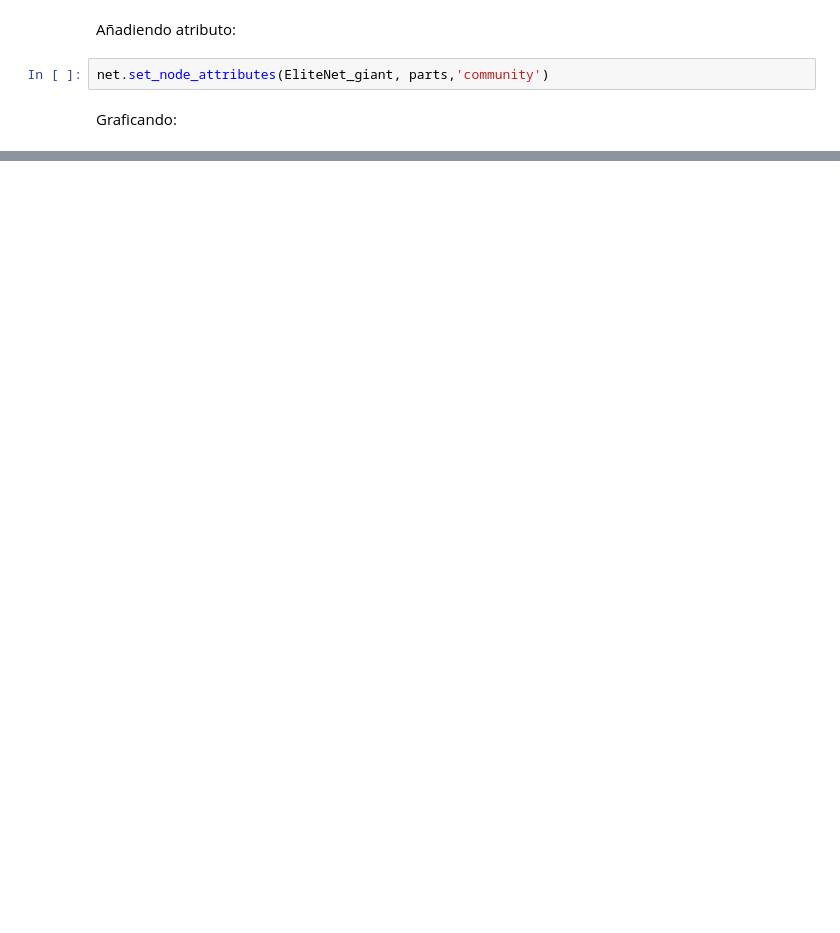
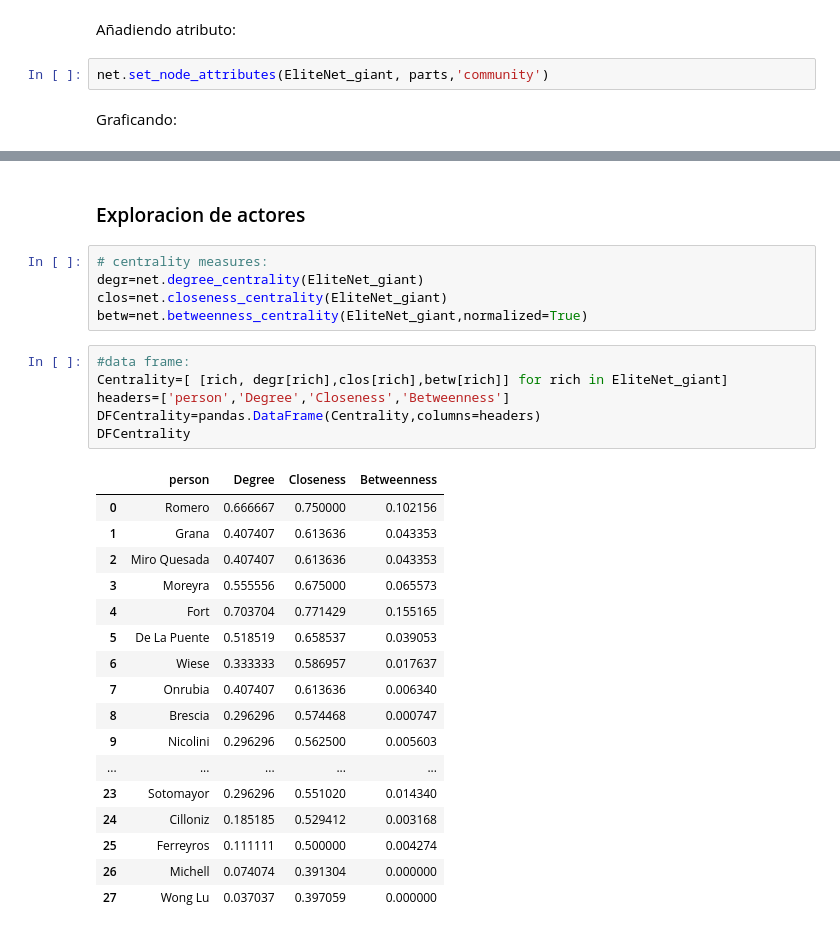
Before and after one commit to chorrillos/graphs, a Jupyter notebook: redes.ipynb, the cells around one changed output, grey strips where cells are left out. Cells and saved outputs as stored; diff of their text form; blank space fills up the shorter version.

```diff
--- a/redes.ipynb
+++ b/redes.ipynb
@@ -351,0 +353,33 @@ net.draw(EliteNet_giant,node_color=valuesForColors,cmap=color_map,with_labels=Tr
+# %% [markdown]
+
+
+### Exploracion de actores
+# %%
+# centrality measures:
+degr=net.degree_centrality(EliteNet_giant)
+clos=net.closeness_centrality(EliteNet_giant)
+betw=net.betweenness_centrality(EliteNet_giant,normalized=True)
+# %%
+#data frame:
+Centrality=[ [rich, degr[rich],clos[rich],betw[rich]] for rich in EliteNet_giant]
+headers=['person','Degree','Closeness','Betweenness']
+DFCentrality=pandas.DataFrame(Centrality,columns=headers)
+DFCentrality
+# %% [output]
+|  | person | Degree | Closeness | Betweenness |
+| 0 | Romero | 0.666667 | 0.750000 | 0.102156 |
+| 1 | Grana | 0.407407 | 0.613636 | 0.043353 |
+| 2 | Miro Quesada | 0.407407 | 0.613636 | 0.043353 |
+| 3 | Moreyra | 0.555556 | 0.675000 | 0.065573 |
+| 4 | Fort | 0.703704 | 0.771429 | 0.155165 |
+| 5 | De La Puente | 0.518519 | 0.658537 | 0.039053 |
+| 6 | Wiese | 0.333333 | 0.586957 | 0.017637 |
+| 7 | Onrubia | 0.407407 | 0.613636 | 0.006340 |
+| 8 | Brescia | 0.296296 | 0.574468 | 0.000747 |
+| 9 | Nicolini | 0.296296 | 0.562500 | 0.005603 |
+| ... | ... | ... | ... | ... |
+| 23 | Sotomayor | 0.296296 | 0.551020 | 0.014340 |
+| 24 | Cilloniz | 0.185185 | 0.529412 | 0.003168 |
+| 25 | Ferreyros | 0.111111 | 0.500000 | 0.004274 |
+| 26 | Michell | 0.074074 | 0.391304 | 0.000000 |
+| 27 | Wong Lu | 0.037037 | 0.397059 | 0.000000 |
```
Also changed, not shown: parts of 22 cells of this notebook, 3 other files.
